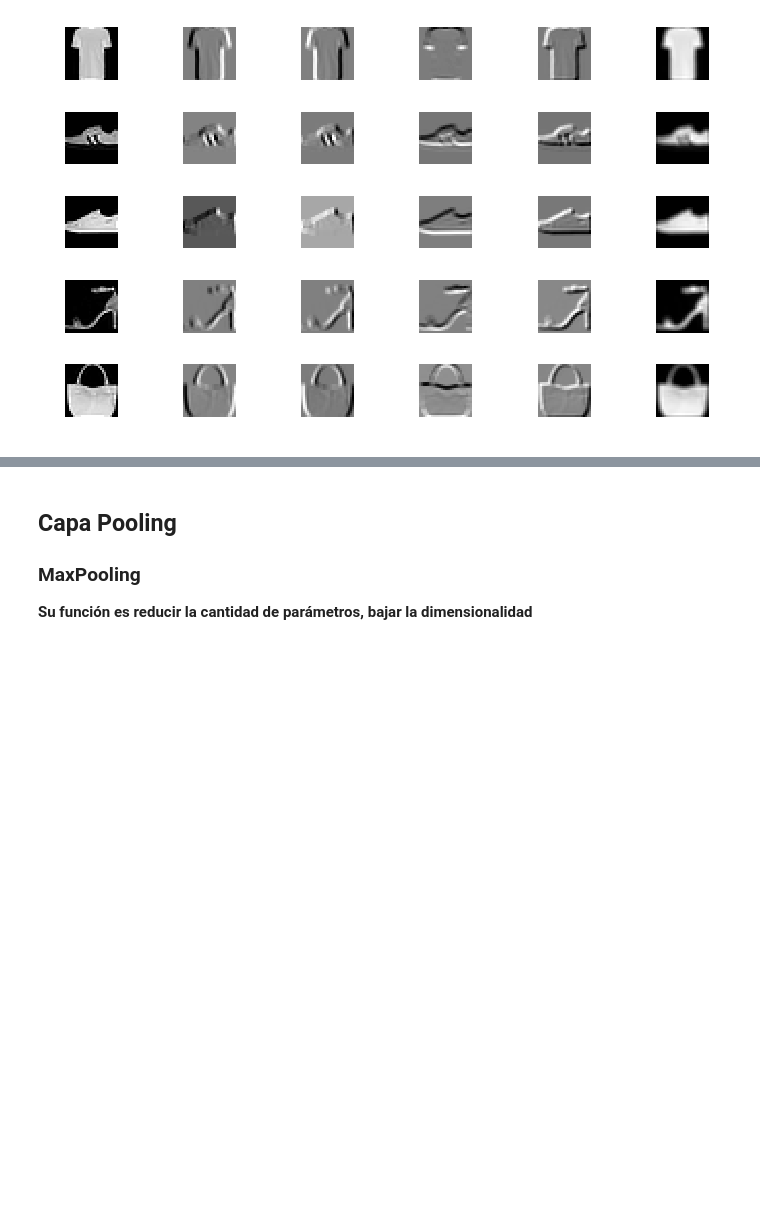
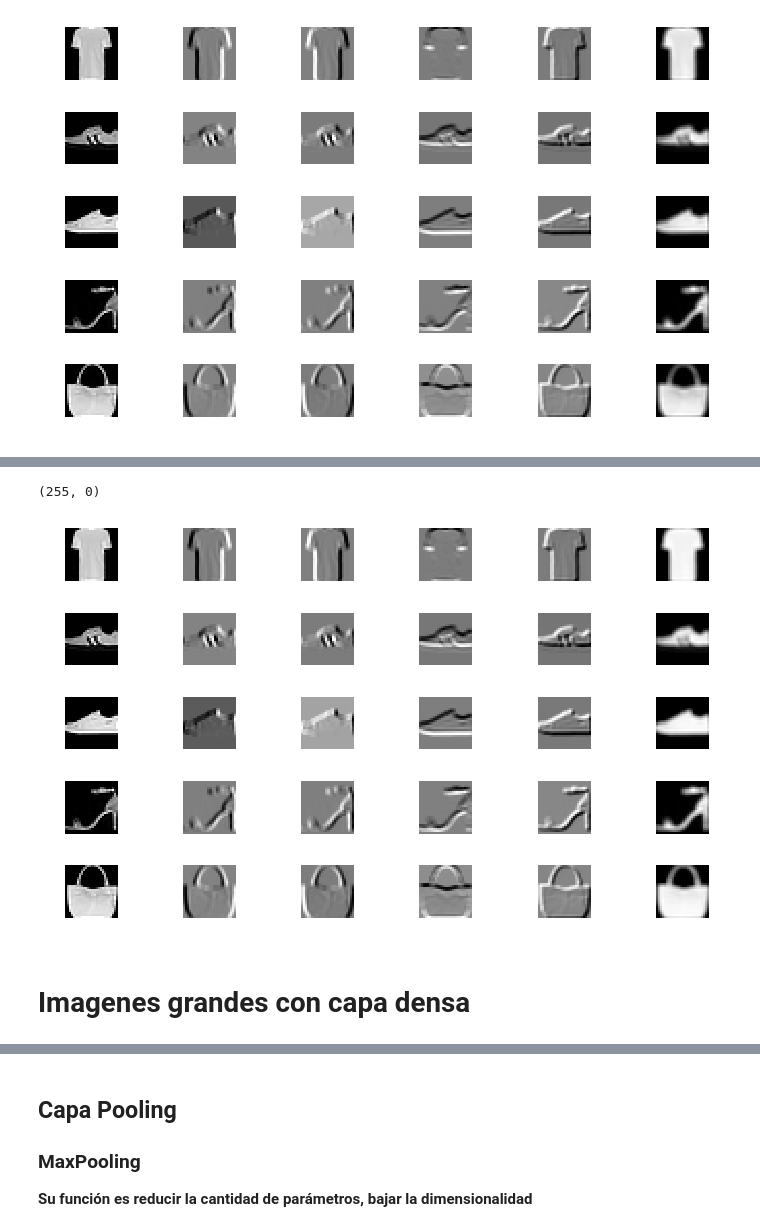
Before and after one commit to lab-ml-itba/8-CNN, a Jupyter notebook: 1-CNN-Teoria.ipynb, the cells around one changed output, grey strips where cells are left out. Cells and saved outputs as stored; diff of their text form; code cells hidden in the pictures; blank space fills up the shorter version.

```diff
--- a/1-CNN-Teoria.ipynb
+++ b/1-CNN-Teoria.ipynb
@@ -245,0 +284,13 @@ plot_activations(activations_conv1_output)
+# %%
+images_to_filter.max(), images_to_filter.min()
+# %% [output]
+(255, 0)
+# %%
+model_sigmoid_2 = get_simple_model('sigmoid')
+model_sigmoid_2.set_weights(weights)
+activations_output_sigmoid = model_sigmoid_2.predict(images_to_filter/256)
+plot_activations(activations_output_sigmoid)
+# %% [output]
+[figure, added]
+# %% [markdown]
+# Imagenes grandes con capa densa
```
Also changed, not shown: parts of 16 cells of this notebook, 7 other files.
